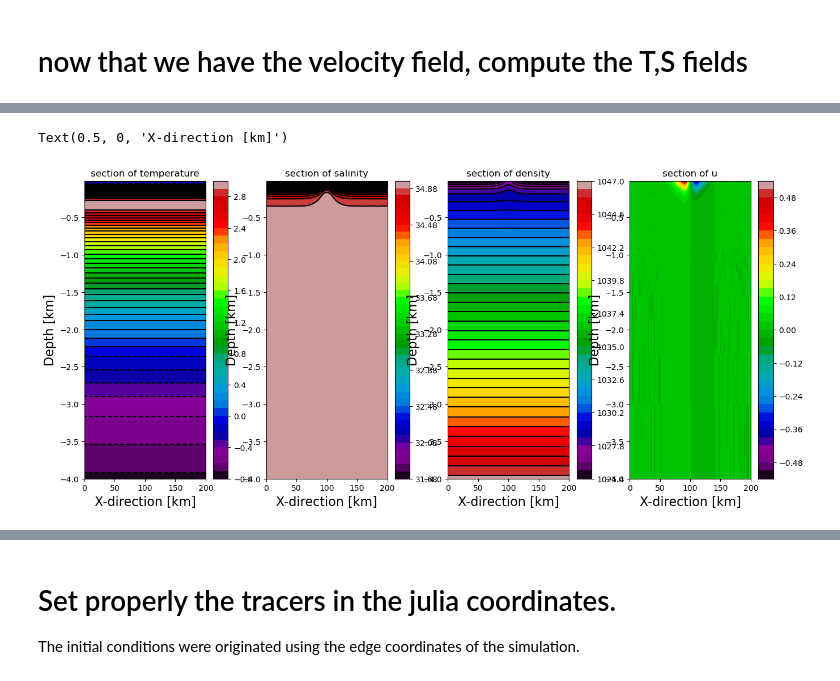
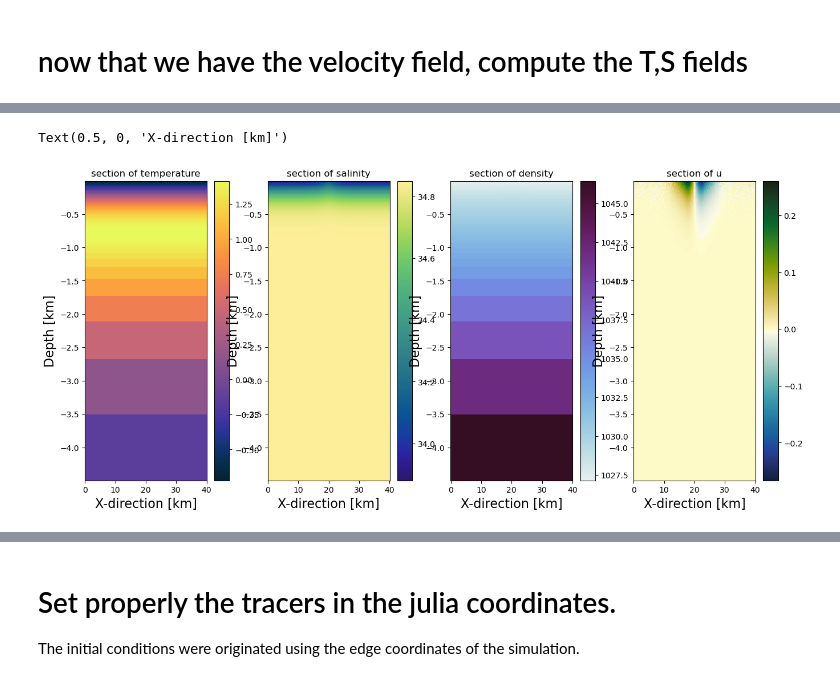
Before and after one commit to demarez/ice-eddy, a Jupyter notebook: INIT/Initiate_vortex.ipynb, the cells around one changed output, grey strips where cells are left out. Cells and saved outputs as stored; diff of their text form; code cells hidden in the pictures.

```diff
--- a/INIT/Initiate_vortex.ipynb
+++ b/INIT/Initiate_vortex.ipynb
@@ -210,10 +227,10 @@ except:
 
 # Define dimensions of grid.
 
-Lx,Ly=200e3,200e3 #good for eddy size R=10e3
+Lx,Ly=40e3,40e3 #good for eddy size R=10e3
 
-dx=500 #in meters #LR : 2e3
-dy=500
+dx=100 #in meters #LR : 2e3
+dy=100
 ngrid_z = 100
 
 ngrid_x = int(Lx/dx)
@@ -318,27 +335,29 @@ save_parameters_to_txt('parameters.txt',
 # Background profiles
 # %%
 # Create salt and temperature profiles.
-depth_salt_var = -np.tanh( ((z_faces)/ 750 ) * 2*np.pi ) +1 ;
+# depth_salt_var = -z_faces/4000
+depth_salt_var = -np.tanh( ((z_faces)/ 1700 ) * 2*np.pi ) +1 ;
+# depth_salt_var = -np.tanh( ((z_faces)/ 3000 ) * np.pi ) +1 ;
 
 def normalize(data):
     shift = data + abs(data.min())
     return shift/shift.max()
 
-tanh_profile = normalize( np.tanh( (( z_faces - 150 )/ 500 ) * 2*np.pi )) - 0.4  * 3*np.tanh((z_faces-150)/2000)  * normalize( np.tanh( (( z_faces-450 )/ 1000 ) * 2 * np.pi ))
+tanh_profile = normalize( np.tanh( (( z_faces - 150 )/ 2500 ) * 2*np.pi )) - 0.3  * 3 * np.tanh((z_faces-150)/3000)
 
 depth_temp_var = tanh_profile
 
-S = 34.9
-ΔS = 3.4 #ups
+S = 34.85
+ΔS = 1 #ups
 
 init_sal_s = S - ΔS * depth_salt_var
 
 ft_s= gsw.t_freezing(init_sal_s[0] ,0,0)
 
-ΔT = 3.3
-T0 = 1.5
+ΔT = 3
+T0 = 1
 
-init_temp_s = T0 + ft_s + ΔT * depth_temp_var #*np.ones_like(init_sal_s)
+init_temp_s = np.ones_like(init_sal_s) * T0 + ft_s  + ΔT * depth_temp_var #*np.ones_like(init_sal_s)
 
 init_rho_s = gsw.rho(init_sal_s,init_temp_s,gsw.p_from_z(-np.array(z_faces),lat))
 rho0=np.nanmean(init_rho_s)
@@ -533,8 +552,8 @@ if add_noise=='yes':
 
     # it has to be correctly set up
 
-    Anoise=0.033 #for about 10%
-
+    # Anoise=0.01558 #for about 10%
+    Anoise=0.0189 #for about 10%
 
     noise_u = Anoise*(2*np.random.rand(u_eddy.shape[0],u_eddy.shape[1],u_eddy.shape[2])-1)*Vvertical( zr, posz_eddy , H_eddy )
     noise_v = Anoise*(2*np.random.rand(u_eddy.shape[0],u_eddy.shape[1],u_eddy.shape[2])-1)*Vvertical( zr, posz_eddy , H_eddy )
@@ -689,43 +732,43 @@ plt.figure(figsize=(20,15))
 
 ax=plt.subplot(251)
 plt.title('section of temperature')
-plt.contourf(np.tile(yy[:,icut],(ngrid_z,1))/1000,zr[:,:,icut]/1000,temp_tot[:,:,icut],40,cmap='nipy_spectral')
+plt.pcolormesh(np.tile(yy[:,icut],(ngrid_z,1))/1000,zr[:,:,icut]/1000,temp_tot[:,:,icut],cmap=cm.cm.thermal)
 plt.colorbar()
-plt.contour(np.tile(yy[:,icut],(ngrid_z,1))/1000,zr[:,:,icut]/1000,temp_tot[:,:,icut],40,colors='k')#,cmap='nipy_spectral')
+# plt.contour(np.tile(yy[:,icut],(ngrid_z,1))/1000,zr[:,:,icut]/1000,temp_tot[:,:,icut],40,colors='k')#,cmap='nipy_spectral')
 plt.ylabel('Depth [km]',fontsize=16)
 plt.xlabel('X-direction [km]',fontsize=16)
 #ax.set_ylim(-1,0)
 
 
 ax=plt.subplot(252)
 plt.title('section of salinity')
-plt.contourf(np.tile(yy[:,icut],(ngrid_z,1))/1000,zr[:,:,icut]/1000,salt_tot[:,:,icut],40,cmap='nipy_spectral')
+plt.pcolormesh(np.tile(yy[:,icut],(ngrid_z,1))/1000,zr[:,:,icut]/1000,salt_tot[:,:,icut],cmap=cm.cm.haline)
 plt.colorbar()
-plt.contour(np.tile(yy[:,icut],(ngrid_z,1))/1000,zr[:,:,icut]/1000,salt_tot[:,:,icut],40,colors='k')#,cmap='nipy_spectral')
+# plt.contour(np.tile(yy[:,icut],(ngrid_z,1))/1000,zr[:,:,icut]/1000,salt_tot[:,:,icut],40,colors='k')#,cmap='nipy_spectral')
 plt.ylabel('Depth [km]',fontsize=16)
 plt.xlabel('X-direction [km]',fontsize=16)
 #ax.set_ylim(-1,0)
 
 #sections across the eddy
 
 
 ax=plt.subplot(253)
 plt.title('section of density')
-plt.contourf(np.tile(yy[:,icut],(ngrid_z,1))/1000,zr[:,:,icut]/1000,rho_tot[:,:,icut],40,cmap='nipy_spectral')
+plt.pcolormesh(np.tile(yy[:,icut],(ngrid_z,1))/1000,zr[:,:,icut]/1000,rho_tot[:,:,icut],cmap=cm.cm.dense)
 plt.colorbar()
-plt.contour(np.tile(yy[:,icut],(ngrid_z,1))/1000,zr[:,:,icut]/1000,rho_tot[:,:,icut],40,colors='k')#,cmap='nipy_spectral')
+# plt.contour(np.tile(yy[:,icut],(ngrid_z,1))/1000,zr[:,:,icut]/1000,rho_tot[:,:,icut],40,colors='k')#,cmap='nipy_spectral')
 plt.ylabel('Depth [km]',fontsize=16)
 plt.xlabel('X-direction [km]',fontsize=16)
 #ax.set_ylim(-1,0)
 
 
 ax=plt.subplot(254)
 plt.title('section of u')
-plt.contourf(np.tile(yy[:,icut],(ngrid_z,1))/1000,zr[:,:,icut]/1000,u_eddy[:,:,icut],40,cmap='nipy_spectral')
+plt.pcolormesh(np.tile(yy[:,icut],(ngrid_z,1))/1000,zr[:,:,icut]/1000,u_eddy[:,:,icut],cmap=cm.cm.delta)
 plt.colorbar()
-#plt.contour(np.tile(yy[:,icut],(ngrid_z,1))/1000,zr[:,:,icut]/1000,u_eddy[:,:,icut],40,colors='k')#,cmap='nipy_spectral')
+# plt.contour(np.tile(yy[:,icut],(ngrid_z,1))/1000,zr[:,:,icut]/1000,u_eddy[:,:,icut],40,colors='k')#,cmap='nipy_spectral')
 plt.ylabel('Depth [km]',fontsize=16)
 plt.xlabel('X-direction [km]',fontsize=16)
 # %% [output]
 Text(0.5, 0, 'X-direction [km]')
-[figure, old version]
+[figure, new version]
```
Also changed, not shown: parts of 14 cells of this notebook, 7 other files.
